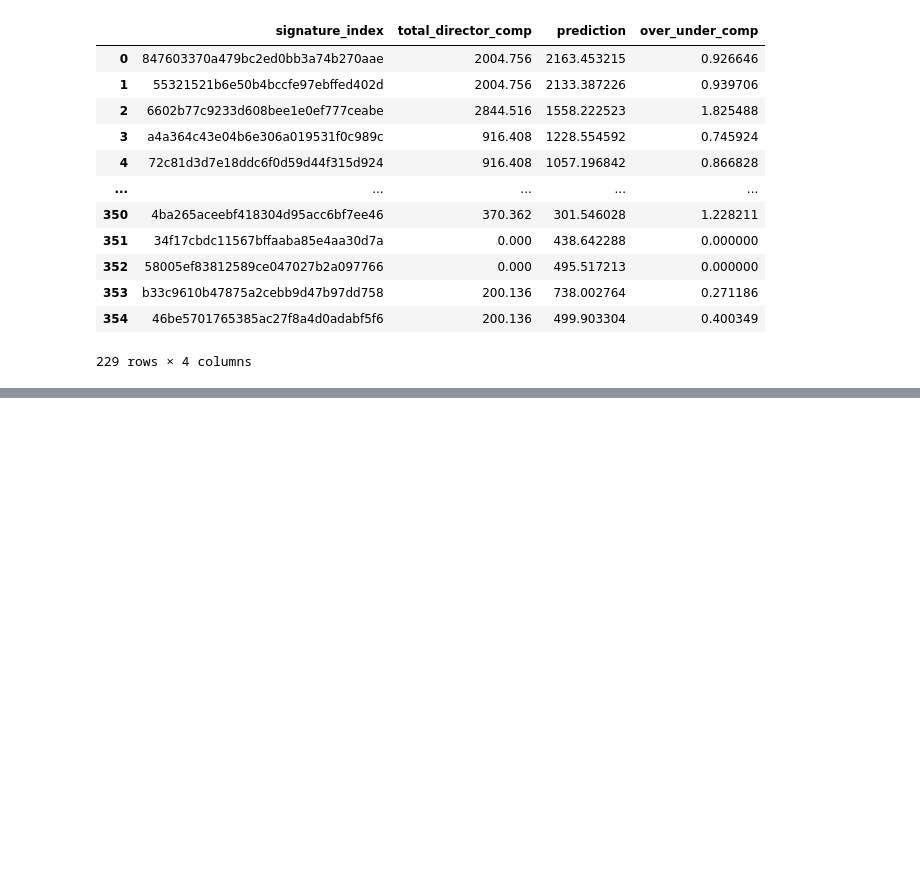
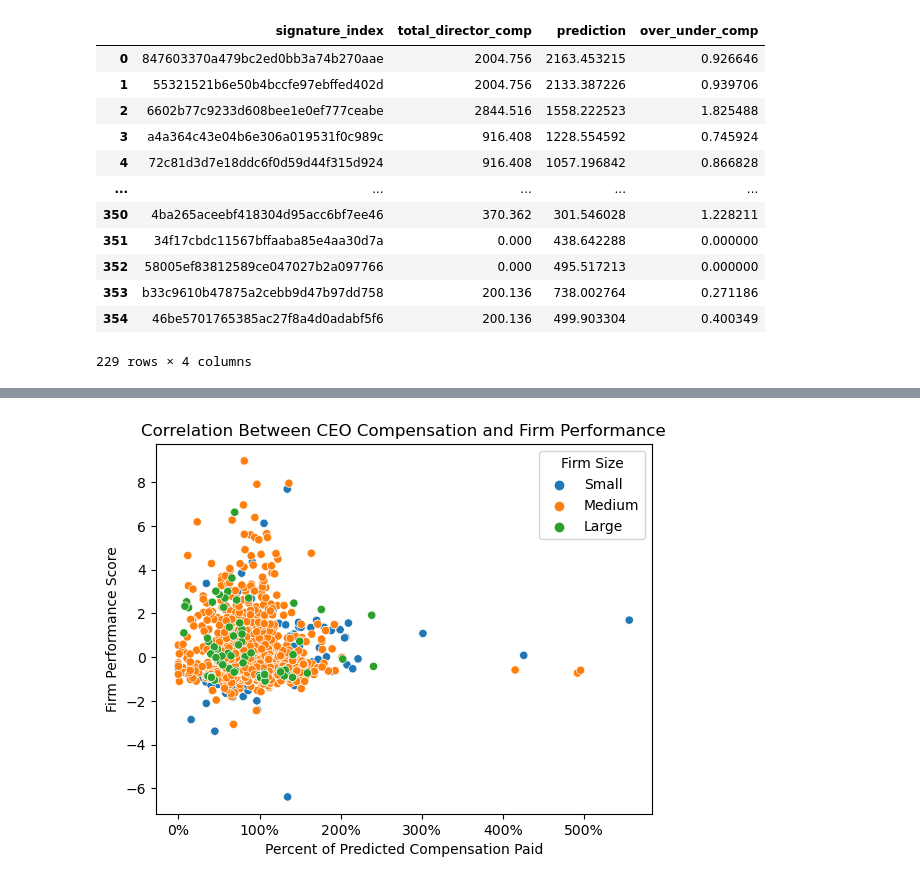
Before and after one commit to tobeybill/TISATAFL, a Jupyter notebook: CorrelationCreation.ipynb, the cells around one changed output, grey strips where cells are left out. Drawn from its saved outputs; the diff is of its cells as text; code cells hidden in the pictures; blank space fills up the shorter version.

```diff
--- a/CorrelationCreation.ipynb
+++ b/CorrelationCreation.ipynb
@@ -379,0 +420,20 @@ BOD_large
+# %%
+CEO_small['Firm Size'] = 'Small'
+CEO_med['Firm Size'] = 'Medium'
+CEO_large['Firm Size'] = 'Large'
+CEO_combined = pd.concat([CEO_small, CEO_med, CEO_large], axis=0)
+
+fig, ax = plt.subplots()
+sns.scatterplot(data = CEO_combined,
+            x='over_under_comp',
+            y='Performance Score',
+            hue='Firm Size',
+            ax=ax)
+
+ax.set(title='Correlation Between CEO Compensation and Firm Performance',
+        xlabel = 'Percent of Predicted Compensation Paid',
+        ylabel = 'Firm Performance Score')
+
+ax.xaxis.set_major_formatter(mtick.PercentFormatter(1.0))
+# %% [output]
+[figure, added]
```
Also changed, not shown: parts of 6 cells of this notebook.
